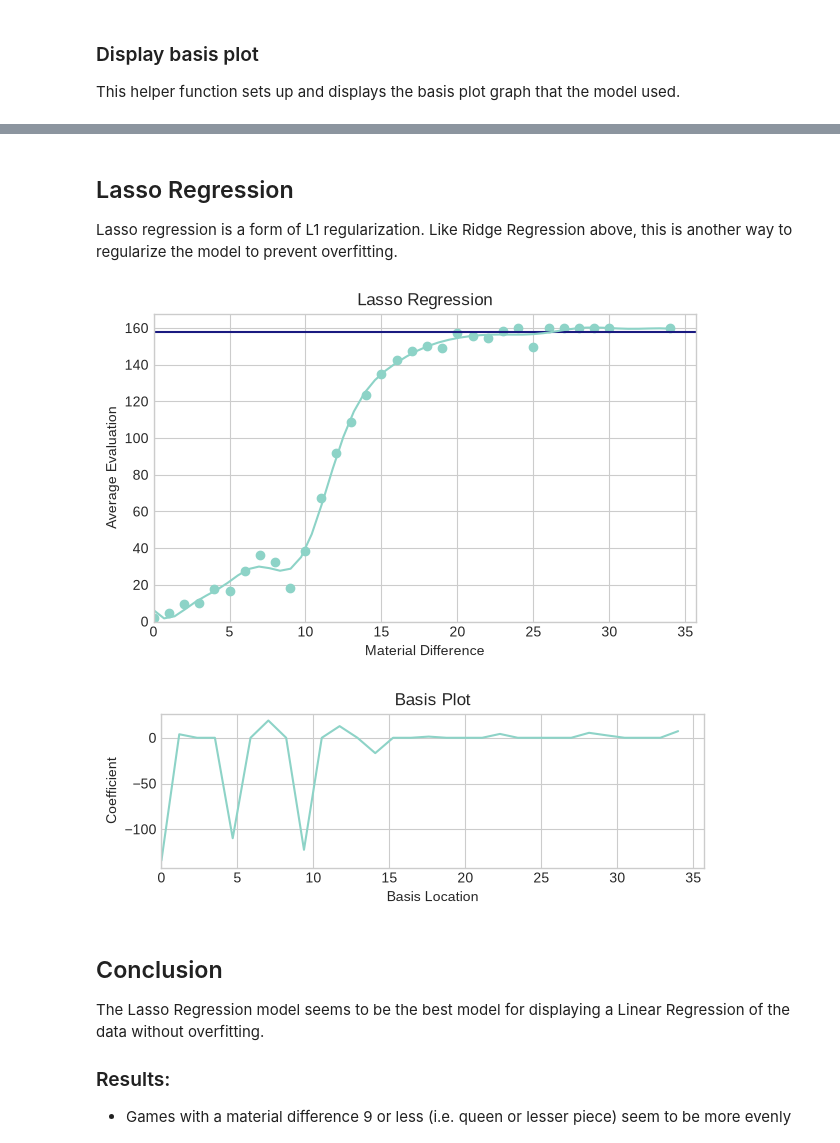
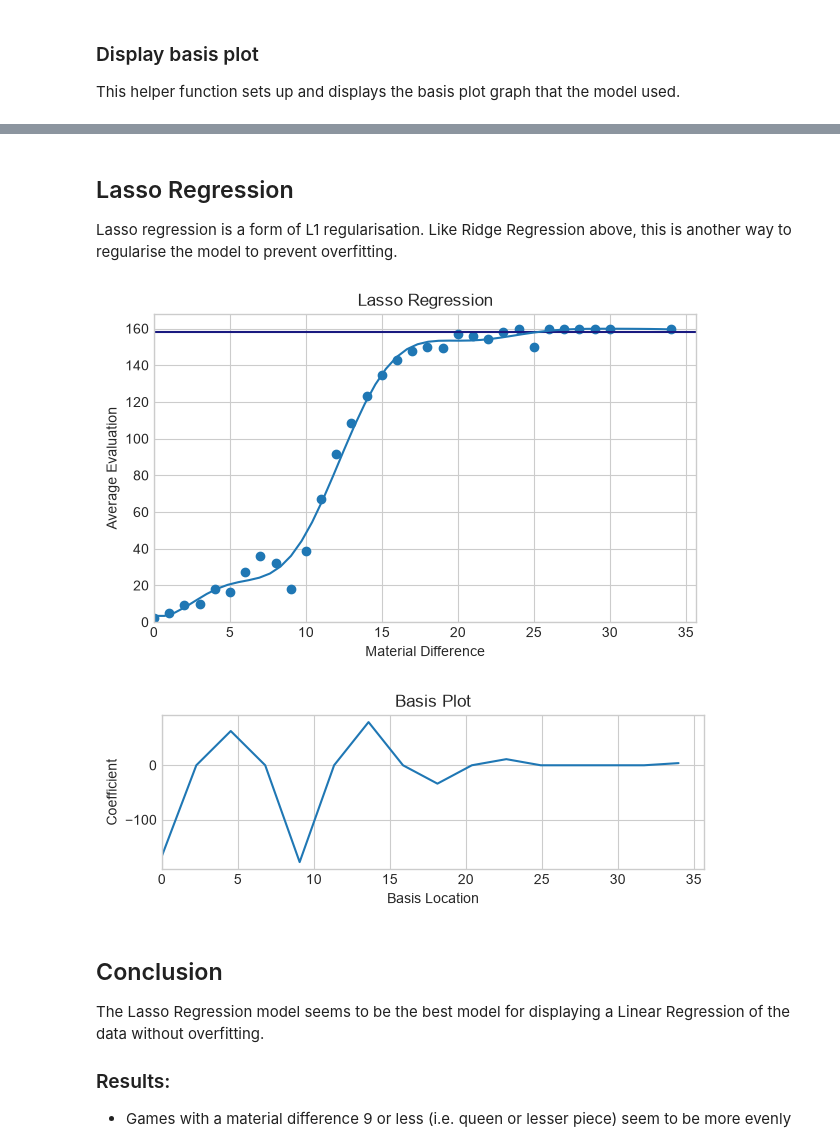
Before and after one commit to GreatBrandon/DataSciencePortfolio, a Jupyter notebook: LinearRegression.ipynb, the cells around one changed output, grey strips where cells are left out. Cells and saved outputs as stored; diff of their text form; code cells hidden in the pictures.

```diff
--- a/LinearRegression.ipynb
+++ b/LinearRegression.ipynb
@@ -153,17 +153,17 @@ display_basis_plot(ridge_model)
 # %% [markdown]
 ## Lasso Regression
 
-Lasso regression is a form of L1 regularization. Like Ridge Regression above, this is another way to regularize the model to prevent overfitting.
+Lasso regression is a form of L1 regularisation. Like Ridge Regression above, this is another way to regularise the model to prevent overfitting.
 # %%
 from sklearn.linear_model import Lasso
-lasso_model = make_pipeline(GaussianFeatures(30), Lasso(alpha=0.01, max_iter=2000))
+lasso_model = make_pipeline(GaussianFeatures(16), Lasso(alpha=0.01, max_iter=2000))
 prepare_graph(x, y, 'Lasso Regression')
 prepare_model(lasso_model)
 plt.show()
 display_basis_plot(lasso_model)
 # %% [output]
-[figure, old version]
+[figure, new version]
-[figure, old version]
+[figure, new version]
 # %% [markdown]
 ## Conclusion
 
```
Also changed, not shown: parts of 6 cells of this notebook, 1 other file.
